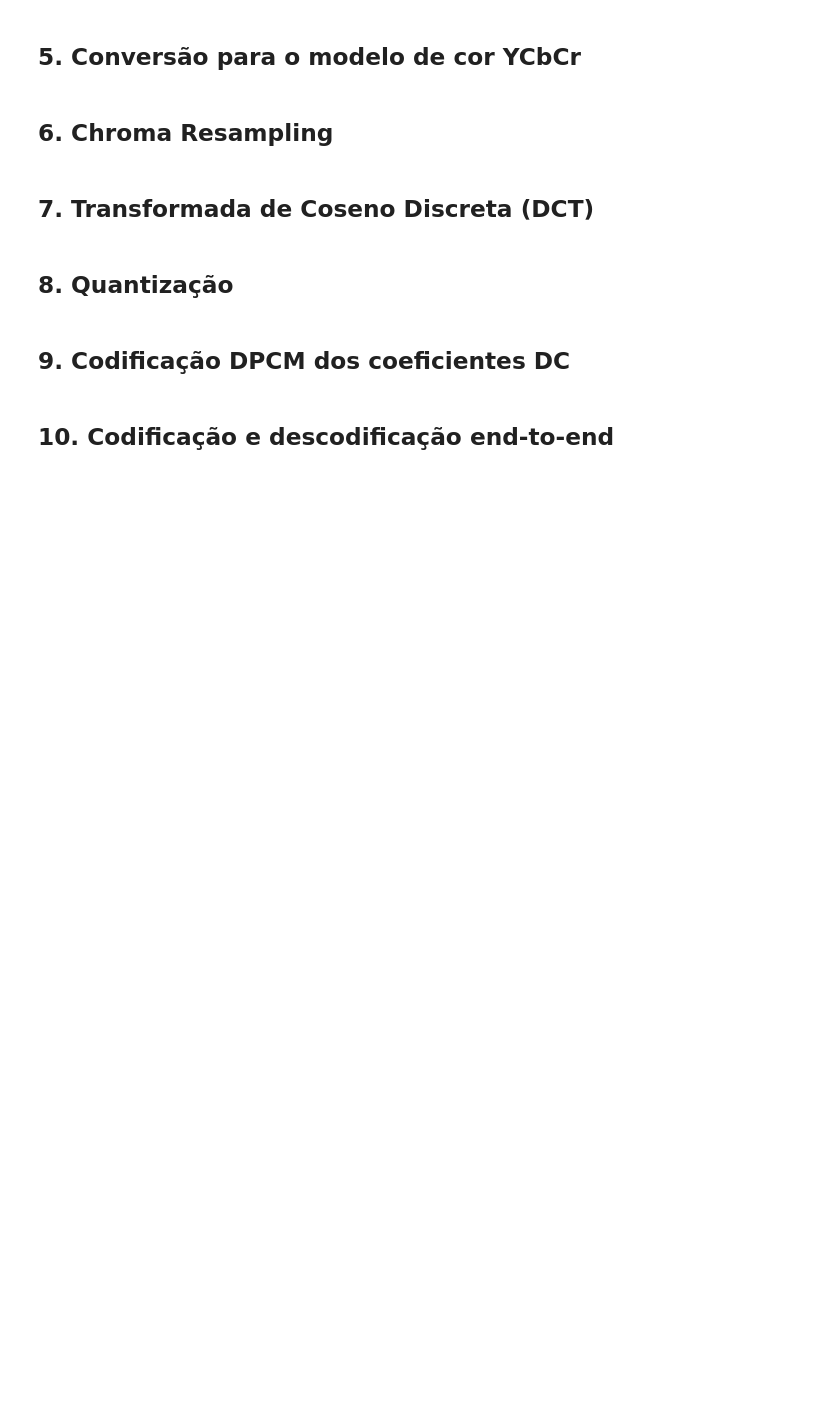
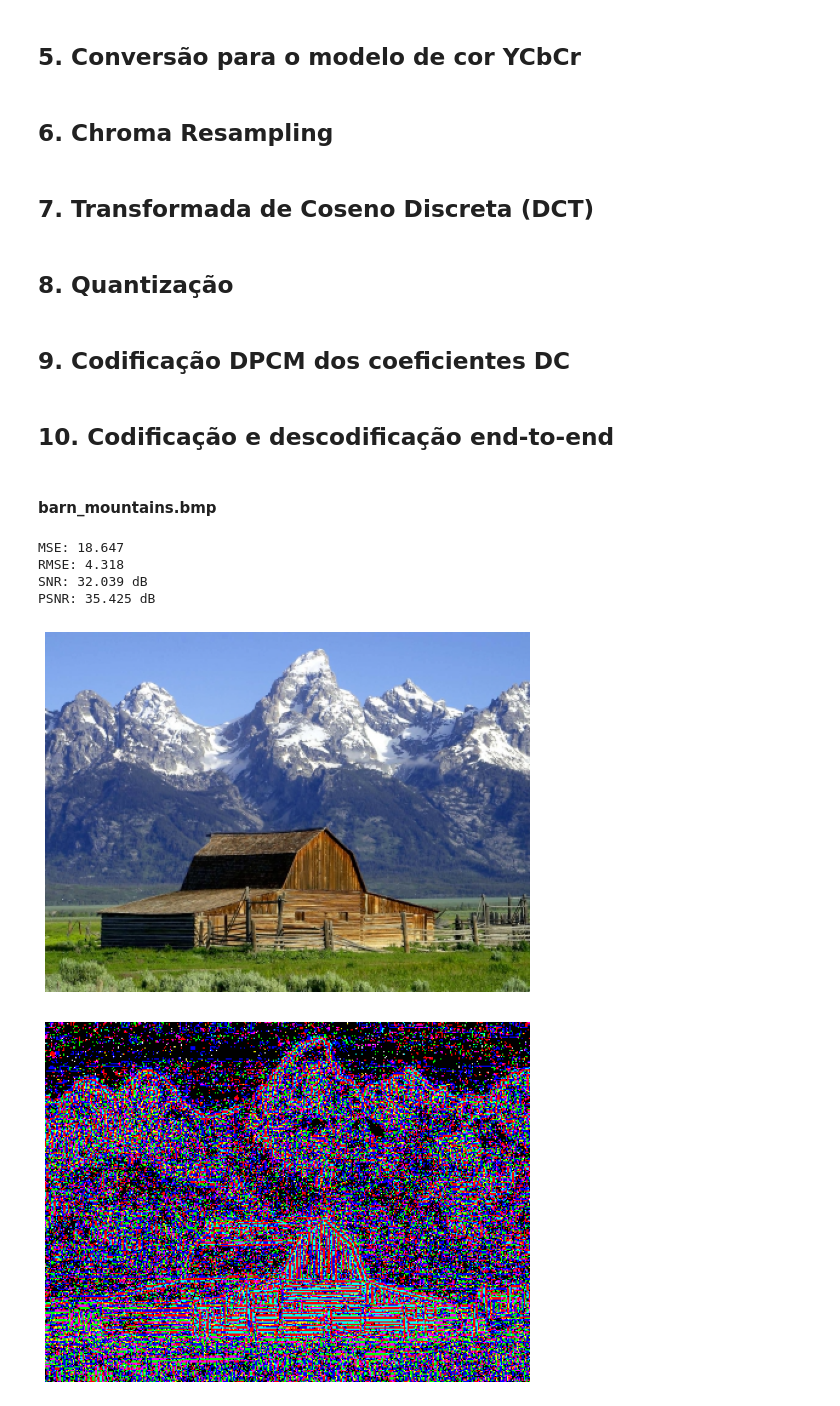
Before and after one commit to ralmachado/mult-tp1, a Jupyter notebook: report/report.ipynb, the cells around one changed output. Cells and saved outputs as stored; diff of their text form; code cells hidden in the pictures; blank space fills up the shorter version.

```diff
--- a/report/report.ipynb
+++ b/report/report.ipynb
@@ -68,3 +68,18 @@ image = np.array(Image.open(imagePath))
 ## 9. Codificação DPCM dos coeficientes DC
 # %% [markdown]
 ## 10. Codificação e descodificação end-to-end
+# %%
+barn = "imagens/barn_mountains.bmp"
+peppers = "imagens/peppers.bmp"
+logo = "imagens/logo.bmp"
+# %% [markdown]
+#### barn_mountains.bmp
+# %%
+codec(barn, qf=100)
+# %% [output]
+MSE: 18.647
+RMSE: 4.318
+SNR: 32.039 dB
+PSNR: 35.425 dB
+[figure, added]
+[figure, added]
```
Also changed, not shown: parts of 4 cells of this notebook, 31 other files.
